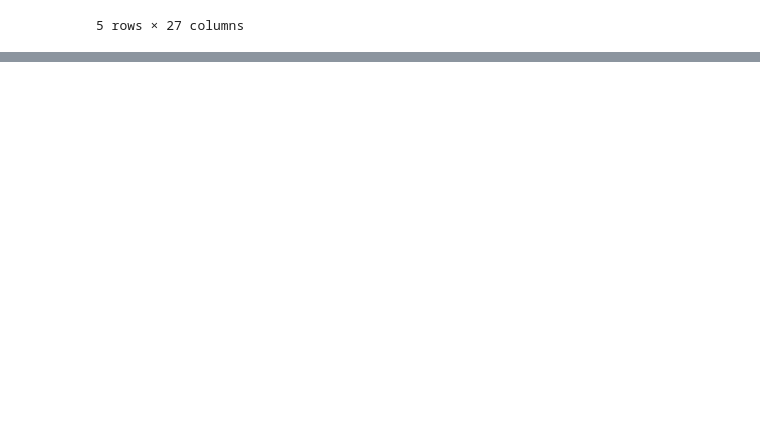
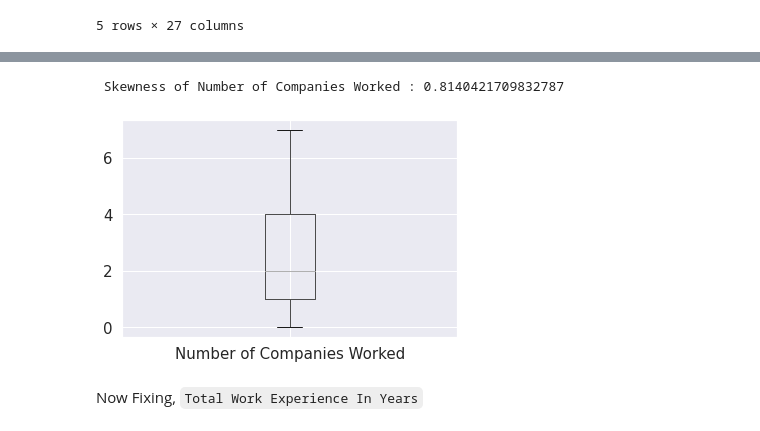
Before and after one commit to 21Ovi/Employee-Performance-Analysis, a Jupyter notebook: data_preprocessing.ipynb, the cells around one changed output, grey strips where cells are left out. Drawn from its saved outputs; the diff is of its cells as text; code cells hidden in the pictures; blank space fills up the shorter version.

```diff
--- a/data_preprocessing.ipynb
+++ b/data_preprocessing.ipynb
@@ -339,0 +376,11 @@ processed_data.head()
+# %%
+num_data["Number of Companies Worked"] = np.where(num_data["Number of Companies Worked"] >7.0, 7.0,num_data['Number of Companies Worked'])
+t=skew(num_data["Number of Companies Worked"])
+print("\033[1m Skewness of Number of Companies Worked : {}".format(t))
+
+plt.show(num_data.boxplot("Number of Companies Worked"))
+# %% [output]
+ Skewness of Number of Companies Worked : 0.8140421709832787
+[figure, added]
+# %% [markdown]
+Now Fixing, `Total Work Experience In Years`
```
Also changed, not shown: parts of 21 cells of this notebook.
